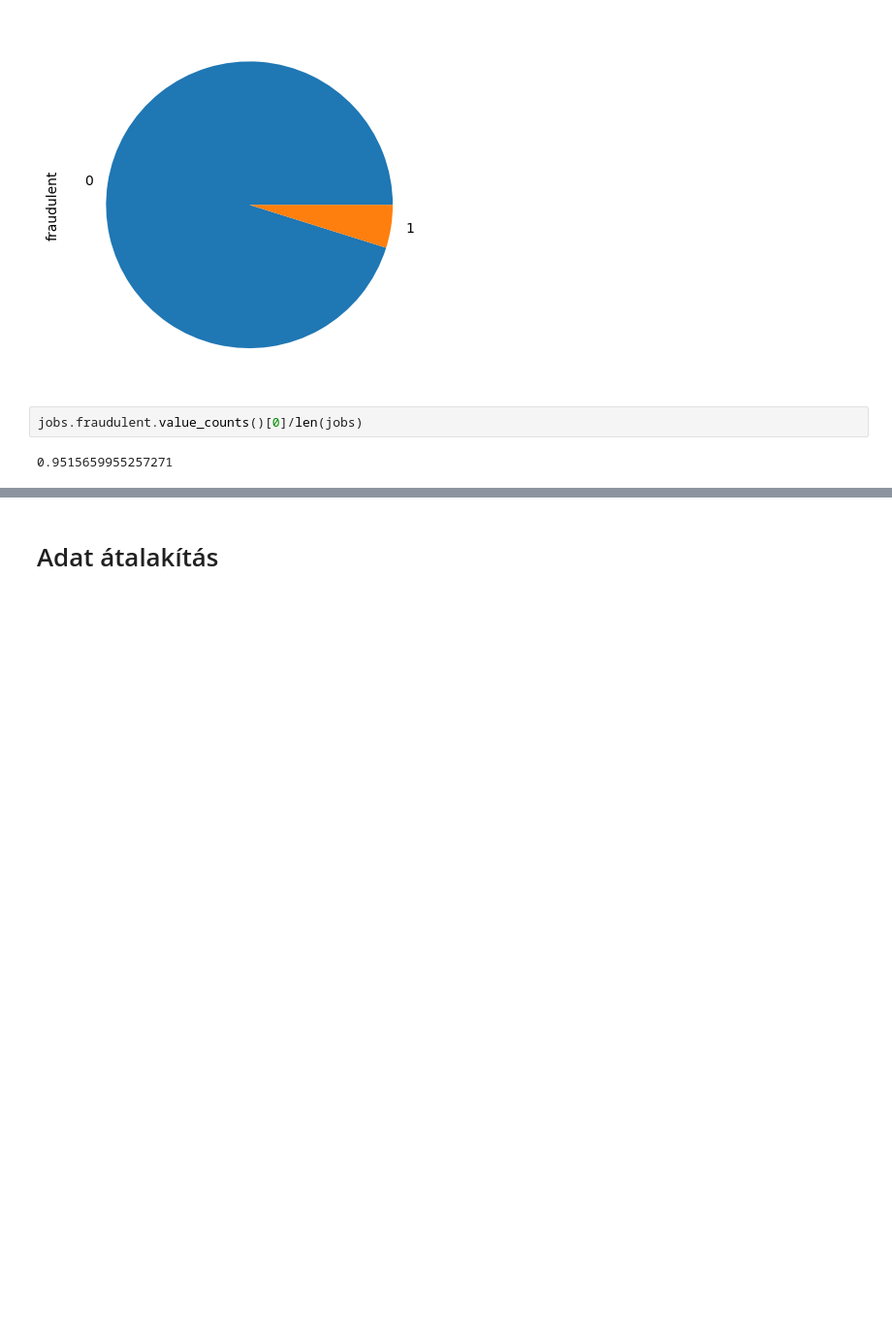
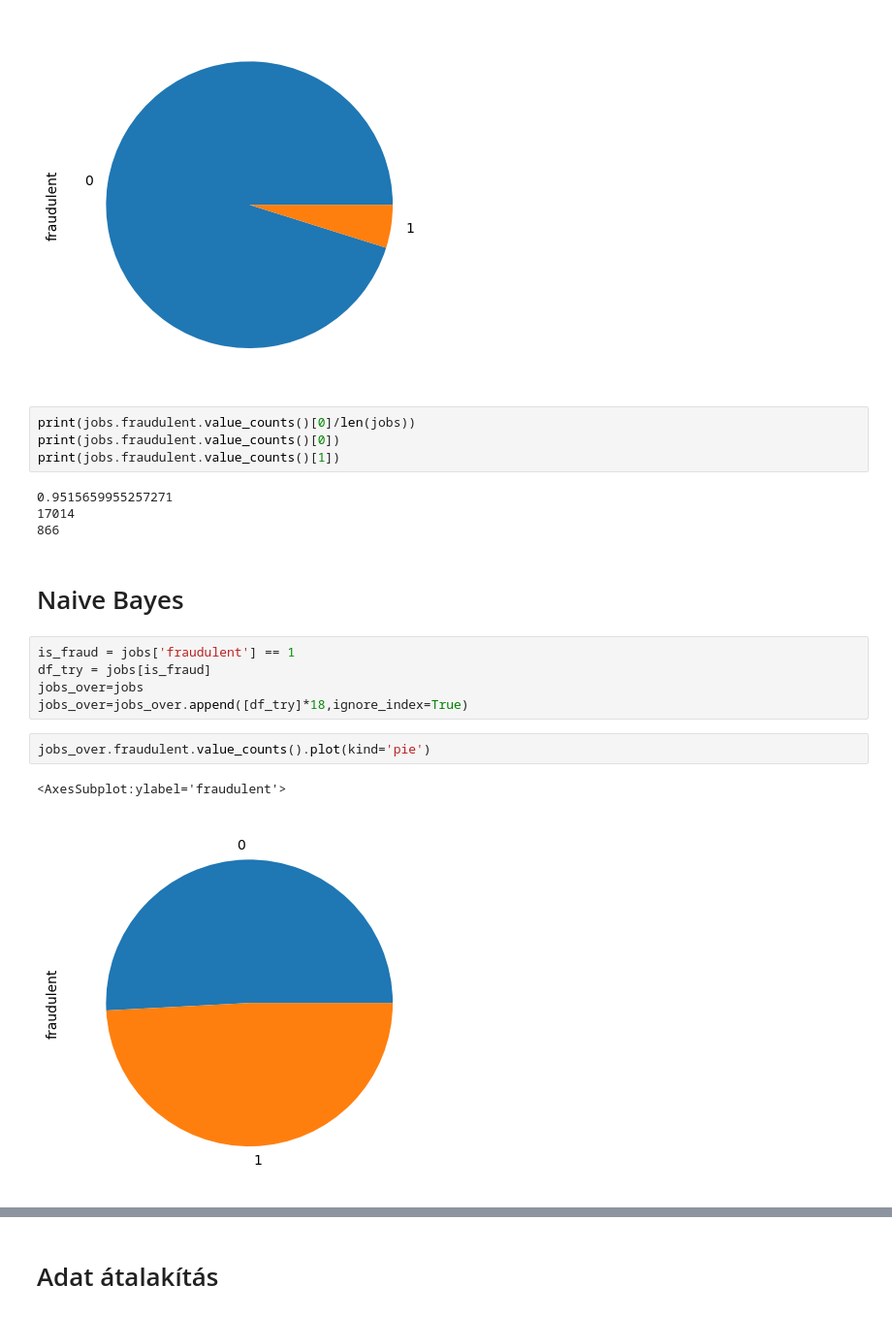
Before and after one commit to Koppanye/Data-mining-2022, a Jupyter notebook: Adatbányászat.ipynb, the cells around one changed output, grey strips where cells are left out. Shown at 97% size. Drawn from its saved outputs; the diff is of its cells as text; blank space fills up the shorter version.

```diff
--- a/Adatbányászat.ipynb
+++ b/Adatbányászat.ipynb
@@ -54,6 +54,22 @@ jobs.fraudulent.value_counts().plot(kind='pie')
 <AxesSubplot:ylabel='fraudulent'>
 [figure]
 # %%
-jobs.fraudulent.value_counts()[0]/len(jobs)
+print(jobs.fraudulent.value_counts()[0]/len(jobs))
+print(jobs.fraudulent.value_counts()[0])
+print(jobs.fraudulent.value_counts()[1])
 # %% [output]
 0.9515659955257271
+17014
+866
+# %% [markdown]
+# Naive Bayes
+# %%
+is_fraud = jobs['fraudulent'] == 1
+df_try = jobs[is_fraud]
+jobs_over=jobs
+jobs_over=jobs_over.append([df_try]*18,ignore_index=True)
+# %%
+jobs_over.fraudulent.value_counts().plot(kind='pie')
+# %% [output]
+<AxesSubplot:ylabel='fraudulent'>
+[figure, added]
```
Also changed, not shown: parts of 7 cells of this notebook.
